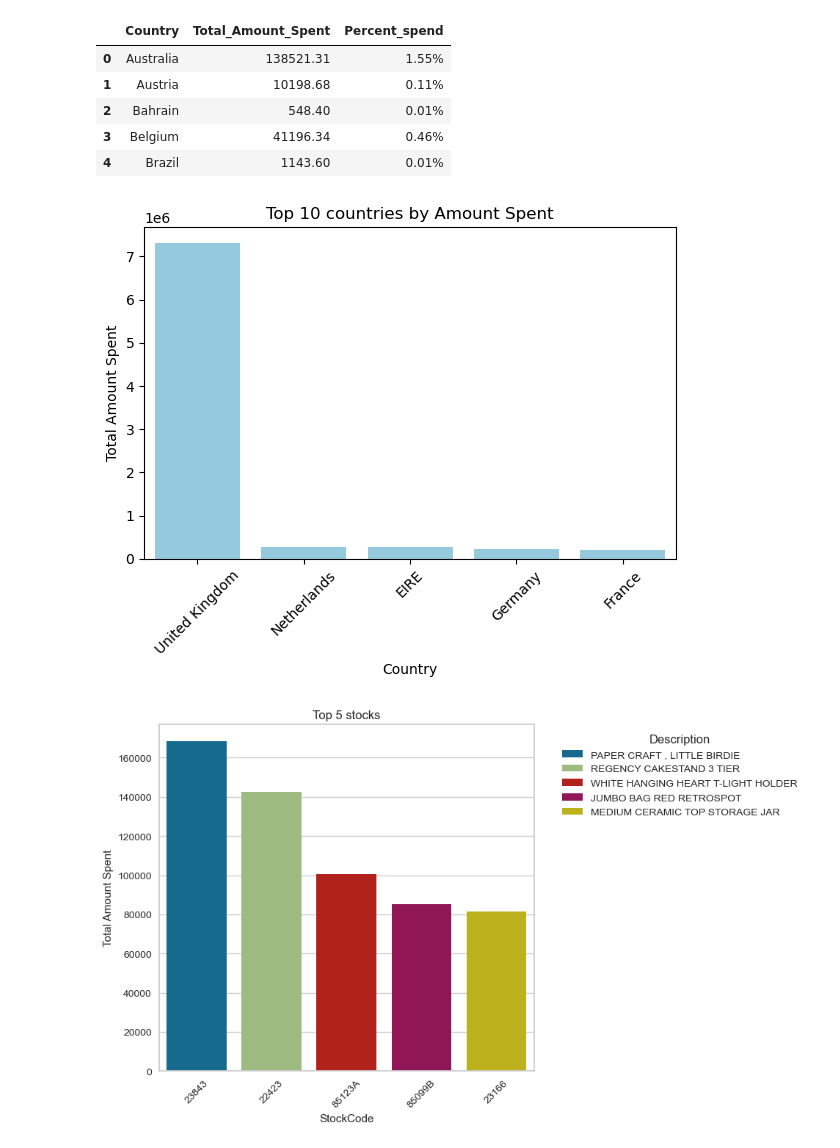
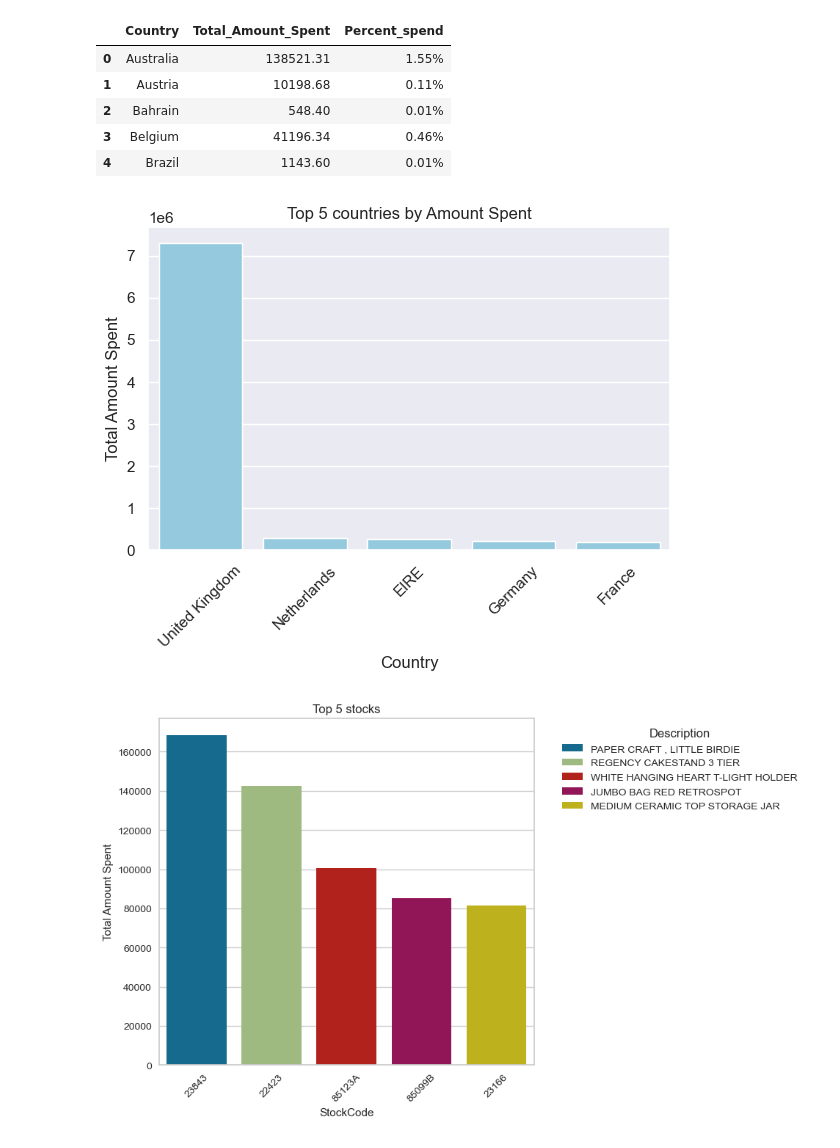
Before and after one commit to moyinajayi/Retail_customer_Clustering, a Jupyter notebook: OnlineSales.ipynb, the cells around one changed output. Drawn from its saved outputs; the diff is of its cells as text; code cells hidden in the pictures.

```diff
--- a/OnlineSales.ipynb
+++ b/OnlineSales.ipynb
@@ -11,6 +11,7 @@ import warnings
 import matplotlib.pyplot as plt
 import seaborn as sns
 
+sns.set()
 warnings.filterwarnings('ignore')
 # %% [markdown]
 ##### Step2: Import Dataset
@@ -226,19 +285,19 @@ Country_spend.head()
 # %%
 # Bar plots
 plt.figure(figsize=(6, 5))
 top_10_Countries = df.groupby('Country')['Total_Amount_Spent'].sum().nlargest(5).reset_index()
 sns.barplot(data=top_10_Countries, x='Country', y='Total_Amount_Spent', color='skyblue')
 
 #sns.barplot(data=Country_spend, x='Country', y='Percent_spend', color='green')
 
-plt.title('Top 10 countries by Amount Spent')
+plt.title('Top 5 countries by Amount Spent')
 plt.xticks(rotation=45)
 plt.xlabel('Country')
 plt.ylabel('Total Amount Spent')
 plt.tight_layout()
 plt.show()
 # %% [output]
-[figure, old version]
+[figure, new version]
 # %%
 # Sort the DataFrame by 'Total_Amount_Spent' in descending order
 df_sorted = df.sort_values(by='Total_Amount_Spent', ascending=False)
```
Also changed, not shown: parts of 12 cells of this notebook, 1 other file.
